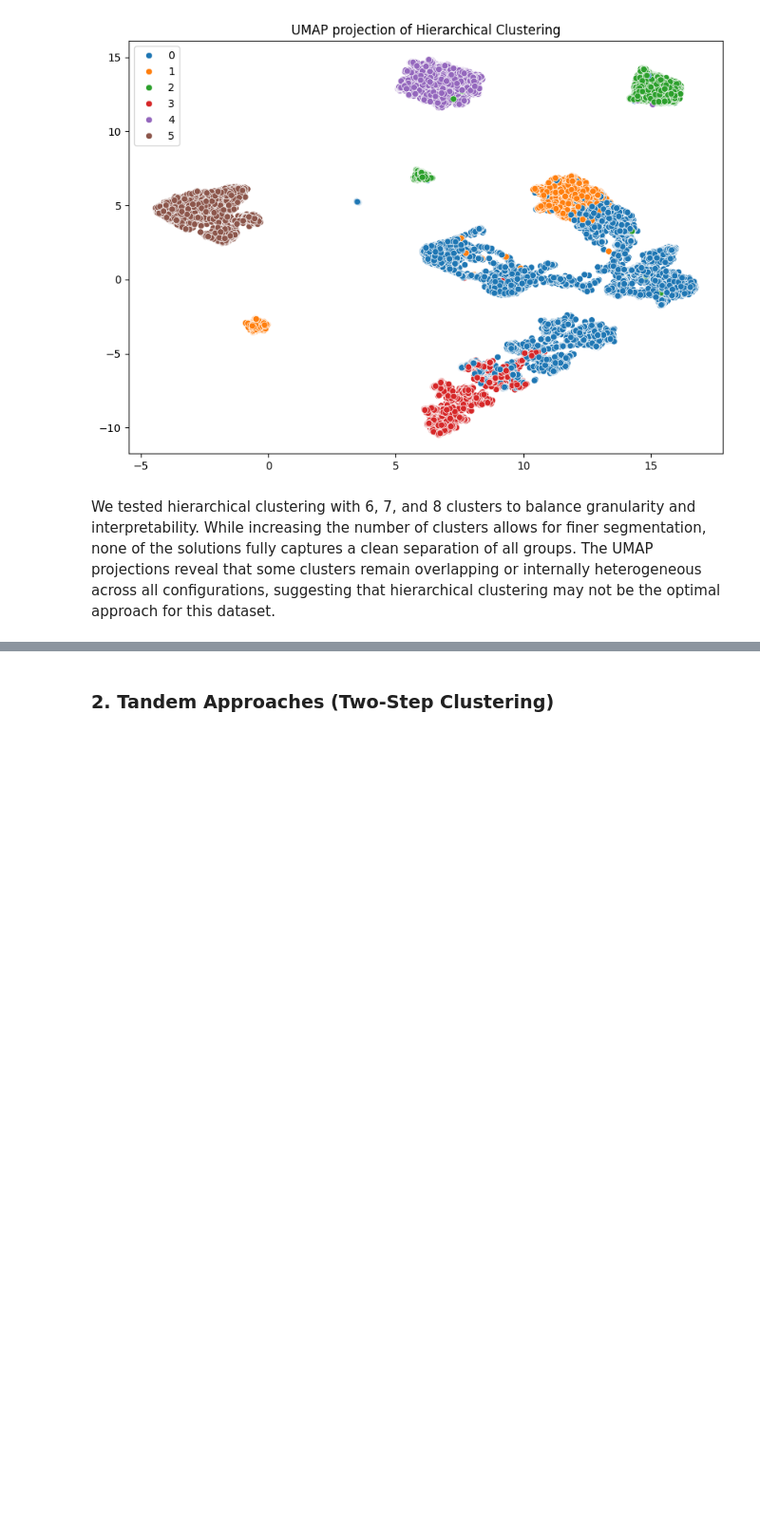
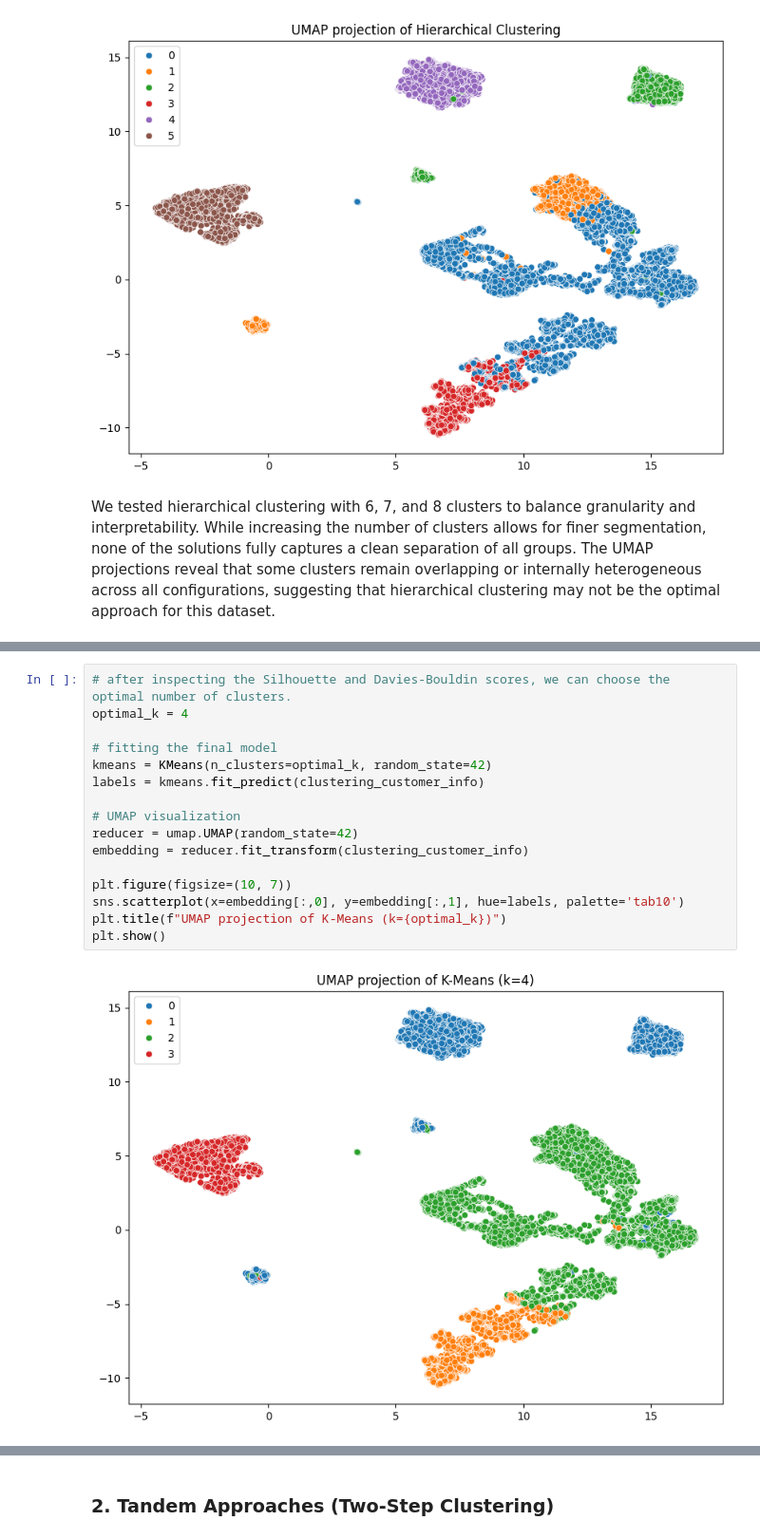
Before and after one commit to tiagocrz/ML-II-Customer-Segmentation, a Jupyter notebook: Notebooks/Clustering.ipynb, the cells around one changed output, grey strips where cells are left out. Shown at 95% size. Saved outputs shown, nothing was run; the diff lists cells and outputs as text; blank space fills up the shorter version.

```diff
--- a/Notebooks/Clustering.ipynb
+++ b/Notebooks/Clustering.ipynb
@@ -111,0 +170,18 @@ We tested hierarchical clustering with 6, 7, and 8 clusters to balance granulari
+# %%
+# after inspecting the Silhouette and Davies-Bouldin scores, we can choose the optimal number of clusters.
+optimal_k = 4
+
+# fitting the final model
+kmeans = KMeans(n_clusters=optimal_k, random_state=42)
+labels = kmeans.fit_predict(clustering_customer_info)
+
+# UMAP visualization
+reducer = umap.UMAP(random_state=42)
+embedding = reducer.fit_transform(clustering_customer_info)
+
+plt.figure(figsize=(10, 7))
+sns.scatterplot(x=embedding[:,0], y=embedding[:,1], hue=labels, palette='tab10')
+plt.title(f"UMAP projection of K-Means (k={optimal_k})")
+plt.show()
+# %% [output]
+[figure, added]
```
Also changed, not shown: parts of 9 cells of this notebook.
